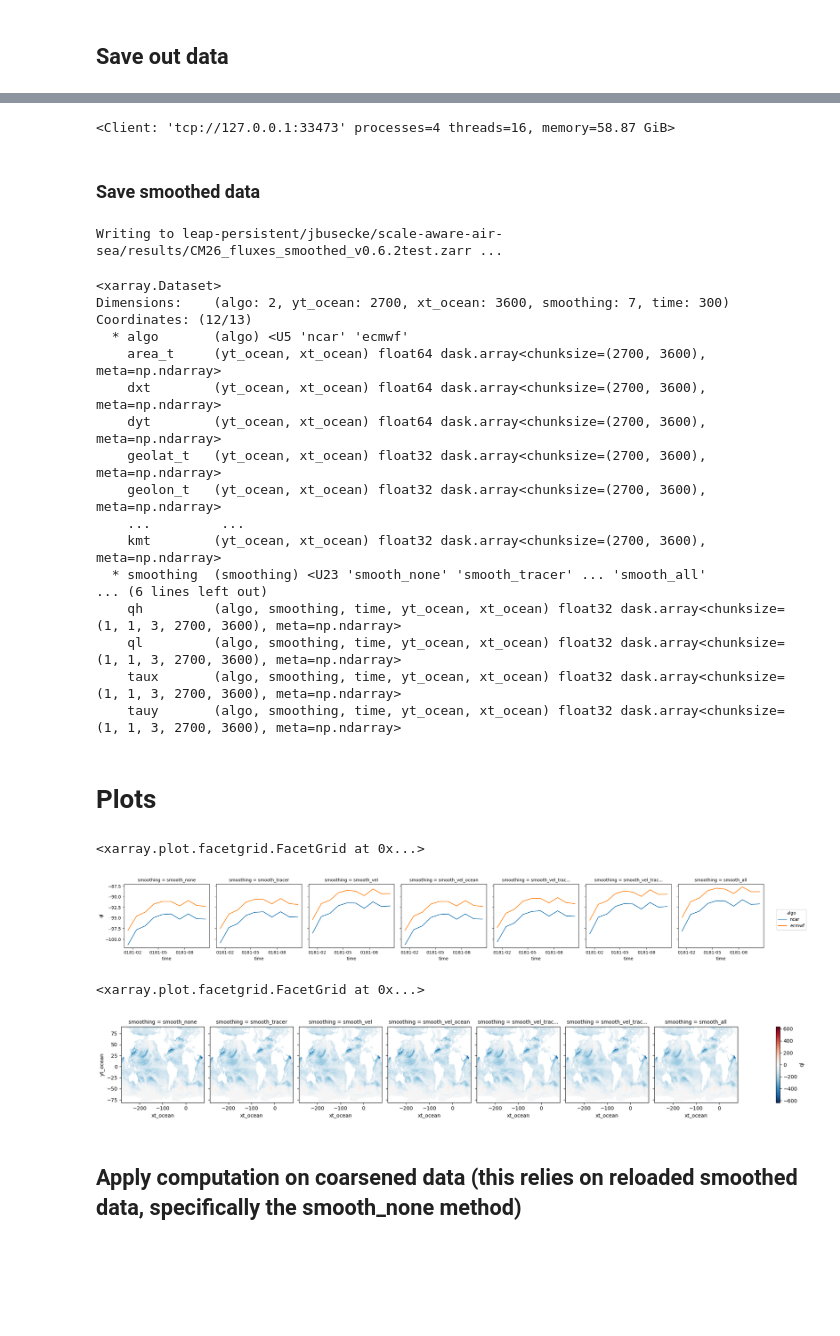
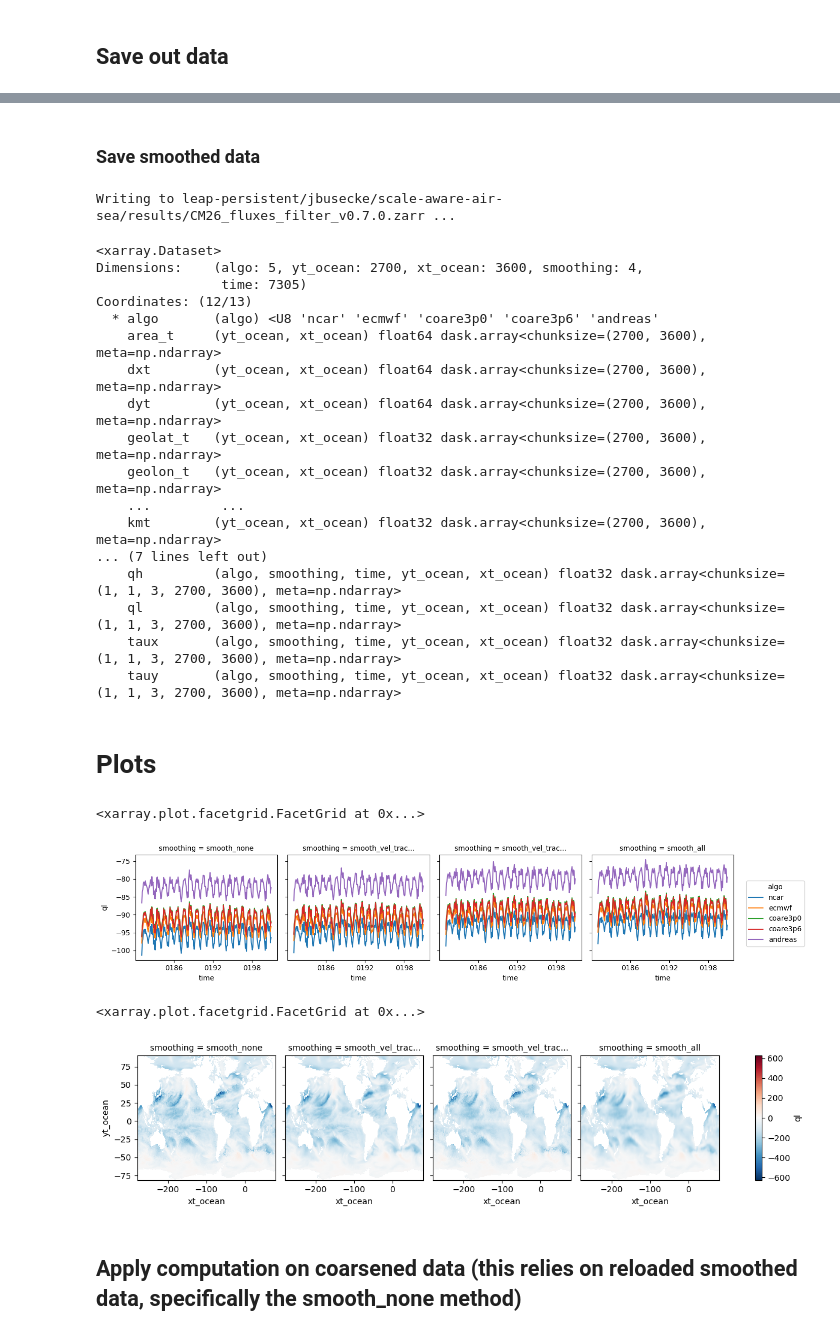
Before and after one commit to ocean-transport/scale-aware-air-sea, a Jupyter notebook: pipeline/step_2_cm26_calculate_fluxes.ipynb, the cells around one changed output, grey strips where cells are left out. Drawn from its saved outputs; the diff is of its cells as text; code cells hidden in the pictures; blank space fills up the shorter version.

```diff
--- a/pipeline/step_2_cm26_calculate_fluxes.ipynb
+++ b/pipeline/step_2_cm26_calculate_fluxes.ipynb
@@ -128,11 +176,11 @@ def compute_fluxes(
 fs = gcsfs.GCSFileSystem()
 
 # load global parameters
-params = get_params('v0.6.2', test=True)
+params = get_params('v0.7.0', test=False)
 
 temp_mapper = fs.get_mapper(params['paths']['CM26']['scratch'])
-mapper_smooth = fs.get_mapper(params['paths']['CM26']['smooth'])
+mapper_filter = fs.get_mapper(params['paths']['CM26']['filter'])
 mapper_coarse = fs.get_mapper(params['paths']['CM26']['coarse'])
 
-mapper_smooth_fluxes = fs.get_mapper(params['paths']['CM26']['smooth_fluxes'])
+mapper_filter_fluxes = fs.get_mapper(params['paths']['CM26']['filter_fluxes'])
 mapper_coarse_fluxes = fs.get_mapper(params['paths']['CM26']['coarse_fluxes'])
@@ -393,27 +360,20 @@ Dashboard: /services/dask-gateway/clusters/prod.a562578aa71249918490ab627d1cd376
-# %%
-from distributed import Client, LocalCluster
-
-cluster = LocalCluster()
-client = Client(cluster)
-client
-# %% [output]
-<Client: 'tcp://127.0.0.1:33473' processes=4 threads=16, memory=58.87 GiB>
 # %% [markdown]
 ### Save smoothed data
 # %%
-ds_save = ds_full
-to_zarr_split(ds_save, mapper_smooth_fluxes, split_interval=300)
+ds_save = ds_filter_fluxes
+to_zarr_split(ds_save, mapper_filter_fluxes, split_interval=150)
 # %% [output]
-Writing to leap-persistent/jbusecke/scale-aware-air-sea/results/CM26_fluxes_smoothed_v0.6.2test.zarr ...
+Writing to leap-persistent/jbusecke/scale-aware-air-sea/results/CM26_fluxes_filter_v0.7.0.zarr ...
 # %%
 # reload the smoothed flux data
-ds_reload_smooth_fluxes = open_zarr(mapper_smooth_fluxes)
-ds_reload_smooth_fluxes
+ds_reload_filter_fluxes = open_zarr(mapper_filter_fluxes)
+ds_reload_filter_fluxes
 # %% [output]
 <xarray.Dataset>
-Dimensions:    (algo: 2, yt_ocean: 2700, xt_ocean: 3600, smoothing: 7, time: 300)
+Dimensions:    (algo: 5, yt_ocean: 2700, xt_ocean: 3600, smoothing: 4,
+                time: 7305)
 Coordinates: (12/13)
-  * algo       (algo) <U5 'ncar' 'ecmwf'
+  * algo       (algo) <U8 'ncar' 'ecmwf' 'coare3p0' 'coare3p6' 'andreas'
     area_t     (yt_ocean, xt_ocean) float64 dask.array<chunksize=(2700, 3600), meta=np.ndarray>
     dxt        (yt_ocean, xt_ocean) float64 dask.array<chunksize=(2700, 3600), meta=np.ndarray>
     dyt        (yt_ocean, xt_ocean) float64 dask.array<chunksize=(2700, 3600), meta=np.ndarray>
@@ -421,8 +381,7 @@ Coordinates: (12/13)
     geolon_t   (yt_ocean, xt_ocean) float32 dask.array<chunksize=(2700, 3600), meta=np.ndarray>
     ...         ...
     kmt        (yt_ocean, xt_ocean) float32 dask.array<chunksize=(2700, 3600), meta=np.ndarray>
-  * smoothing  (smoothing) <U23 'smooth_none' 'smooth_tracer' ... 'smooth_all'
-... (6 lines left out)
+... (7 lines left out)
     qh         (algo, smoothing, time, yt_ocean, xt_ocean) float32 dask.array<chunksize=(1, 1, 3, 2700, 3600), meta=np.ndarray>
     ql         (algo, smoothing, time, yt_ocean, xt_ocean) float32 dask.array<chunksize=(1, 1, 3, 2700, 3600), meta=np.ndarray>
     taux       (algo, smoothing, time, yt_ocean, xt_ocean) float32 dask.array<chunksize=(1, 1, 3, 2700, 3600), meta=np.ndarray>
@@ -430,16 +389,16 @@ Coordinates: (12/13)
 # %% [markdown]
 # Plots
 # %%
-da_plot_smooth = ds_reload_smooth_fluxes.ql.weighted(ds_reload_smooth_fluxes.area_t).mean(['xt_ocean', 'yt_ocean']).load()
-da_plot_smooth.coarsen(time=30, boundary='trim').mean().plot(hue='algo', col='smoothing')
+da_plot_filter = ds_reload_filter_fluxes.ql.weighted(ds_reload_filter_fluxes.area_t).mean(['xt_ocean', 'yt_ocean']).load()
+da_plot_filter.coarsen(time=30, boundary='trim').mean().plot(hue='algo', col='smoothing')
 # %% [output]
 <xarray.plot.facetgrid.FacetGrid at 0x...>
-[figure, old version]
+[figure, new version]
 # %%
-ds_reload_smooth_fluxes['ql'].isel(algo=0, time=0).plot(col='smoothing')
+ds_reload_filter_fluxes['ql'].isel(algo=0, time=0).plot(col='smoothing')
 # %% [output]
 <xarray.plot.facetgrid.FacetGrid at 0x...>
-[figure, old version]
+[figure, new version]
 # %% [markdown]
 ## Apply computation on coarsened data (this relies on reloaded smoothed data, specifically the smooth_none method)
 # %%
```
Also changed, not shown: parts of 20 cells of this notebook, 8 other files.
